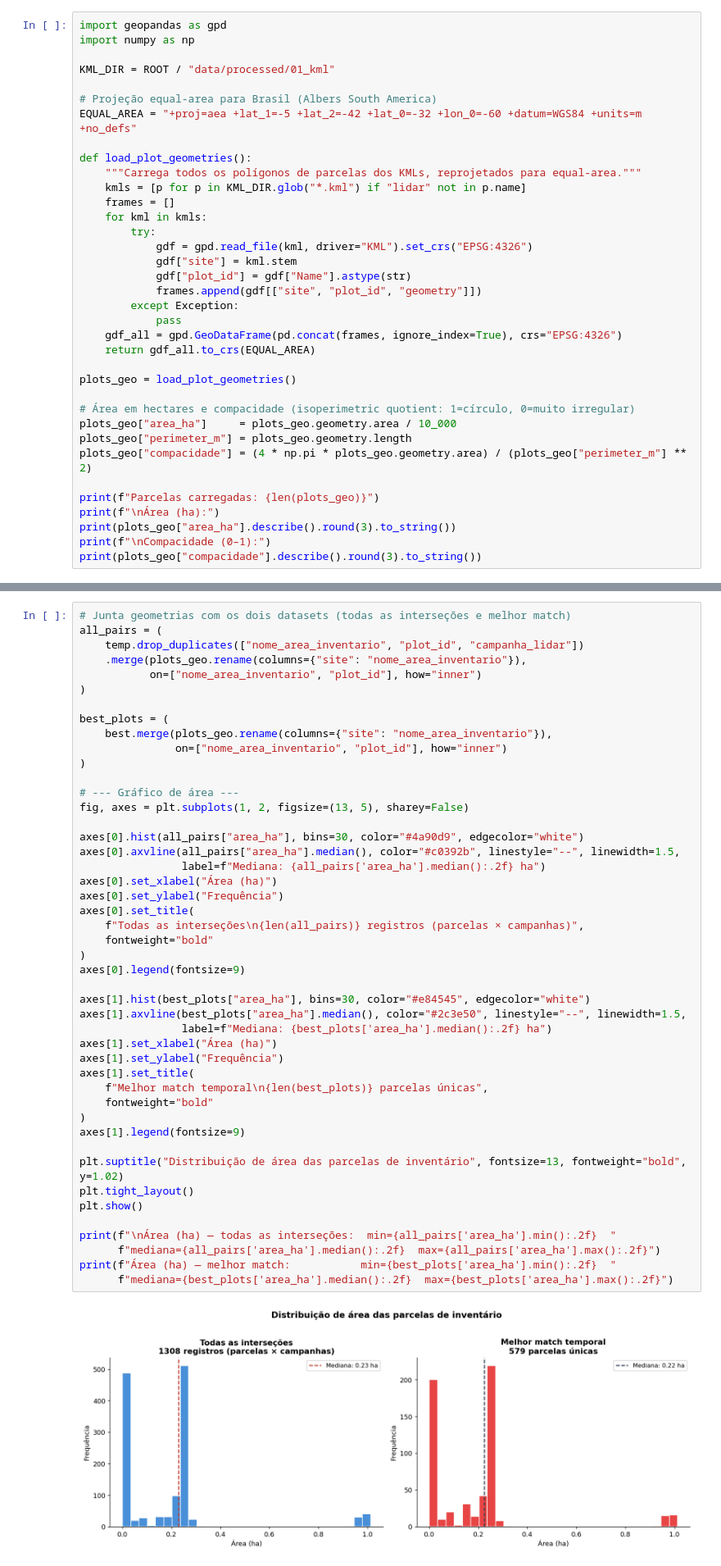
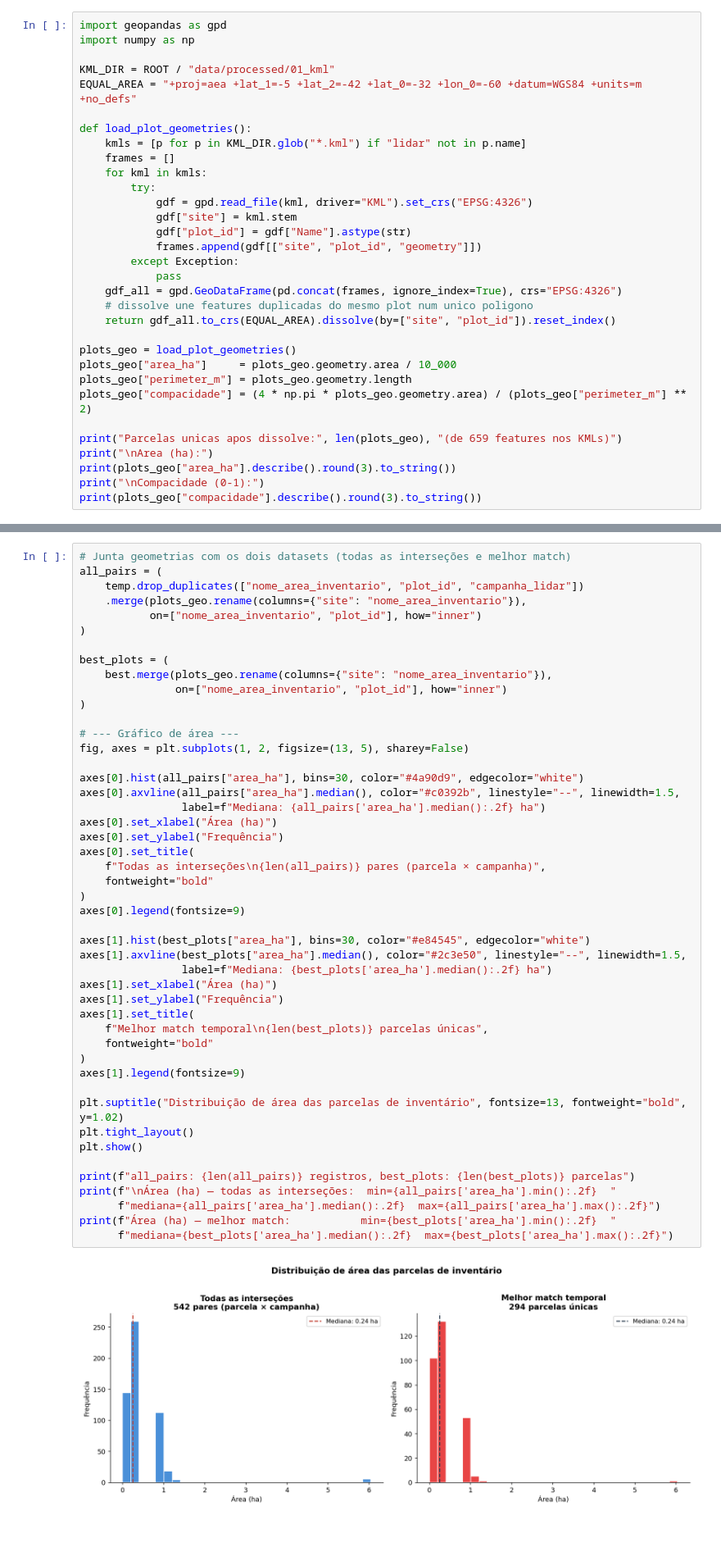
Before and after one commit to dandanjacob/tese-lidar-biomass-prediction, a Jupyter notebook: notebooks/05_intersection_analysis.ipynb, the cells around one changed output, grey strips where cells are left out. Shown at 82% size. Drawn from its saved outputs; the diff is of its cells as text; blank space fills up the shorter version.

```diff
--- a/notebooks/05_intersection_analysis.ipynb
+++ b/notebooks/05_intersection_analysis.ipynb
@@ -273,12 +271,9 @@ import geopandas as gpd
 import numpy as np
 
 KML_DIR = ROOT / "data/processed/01_kml"
-
-# Projeção equal-area para Brasil (Albers South America)
 EQUAL_AREA = "+proj=aea +lat_1=-5 +lat_2=-42 +lat_0=-32 +lon_0=-60 +datum=WGS84 +units=m +no_defs"
 
 def load_plot_geometries():
-    """Carrega todos os polígonos de parcelas dos KMLs, reprojetados para equal-area."""
     kmls = [p for p in KML_DIR.glob("*.kml") if "lidar" not in p.name]
     frames = []
     for kml in kmls:
@@ -290,18 +285,17 @@ def load_plot_geometries():
         except Exception:
             pass
     gdf_all = gpd.GeoDataFrame(pd.concat(frames, ignore_index=True), crs="EPSG:4326")
-    return gdf_all.to_crs(EQUAL_AREA)
+    # dissolve une features duplicadas do mesmo plot num unico poligono
+    return gdf_all.to_crs(EQUAL_AREA).dissolve(by=["site", "plot_id"]).reset_index()
 
 plots_geo = load_plot_geometries()
-
-# Área em hectares e compacidade (isoperimetric quotient: 1=círculo, 0=muito irregular)
 plots_geo["area_ha"]     = plots_geo.geometry.area / 10_000
 plots_geo["perimeter_m"] = plots_geo.geometry.length
 plots_geo["compacidade"] = (4 * np.pi * plots_geo.geometry.area) / (plots_geo["perimeter_m"] ** 2)
 
-print(f"Parcelas carregadas: {len(plots_geo)}")
-print(f"\nÁrea (ha):")
+print("Parcelas unicas apos dissolve:", len(plots_geo), "(de 659 features nos KMLs)")
+print("\nArea (ha):")
 print(plots_geo["area_ha"].describe().round(3).to_string())
-print(f"\nCompacidade (0–1):")
+print("\nCompacidade (0-1):")
 print(plots_geo["compacidade"].describe().round(3).to_string())
 # %% [output]
@@ -341,32 +335,33 @@ fig, axes = plt.subplots(1, 2, figsize=(13, 5), sharey=False)
 axes[0].hist(all_pairs["area_ha"], bins=30, color="#4a90d9", edgecolor="white")
 axes[0].axvline(all_pairs["area_ha"].median(), color="#c0392b", linestyle="--", linewidth=1.5,
                 label=f"Mediana: {all_pairs['area_ha'].median():.2f} ha")
 axes[0].set_xlabel("Área (ha)")
 axes[0].set_ylabel("Frequência")
 axes[0].set_title(
-    f"Todas as interseções\n{len(all_pairs)} registros (parcelas × campanhas)",
+    f"Todas as interseções\n{len(all_pairs)} pares (parcela × campanha)",
     fontweight="bold"
 )
 axes[0].legend(fontsize=9)
 
 axes[1].hist(best_plots["area_ha"], bins=30, color="#e84545", edgecolor="white")
 axes[1].axvline(best_plots["area_ha"].median(), color="#2c3e50", linestyle="--", linewidth=1.5,
                 label=f"Mediana: {best_plots['area_ha'].median():.2f} ha")
 axes[1].set_xlabel("Área (ha)")
 axes[1].set_ylabel("Frequência")
 axes[1].set_title(
     f"Melhor match temporal\n{len(best_plots)} parcelas únicas",
     fontweight="bold"
 )
 axes[1].legend(fontsize=9)
 
 plt.suptitle("Distribuição de área das parcelas de inventário", fontsize=13, fontweight="bold", y=1.02)
 plt.tight_layout()
 plt.show()
 
+print(f"all_pairs: {len(all_pairs)} registros, best_plots: {len(best_plots)} parcelas")
 print(f"\nÁrea (ha) — todas as interseções:  min={all_pairs['area_ha'].min():.2f}  "
       f"mediana={all_pairs['area_ha'].median():.2f}  max={all_pairs['area_ha'].max():.2f}")
 print(f"Área (ha) — melhor match:           min={best_plots['area_ha'].min():.2f}  "
       f"mediana={best_plots['area_ha'].median():.2f}  max={best_plots['area_ha'].max():.2f}")
 # %% [output]
-[figure, old version]
+[figure, new version]
```
Also changed, not shown: parts of 5 cells of this notebook.
